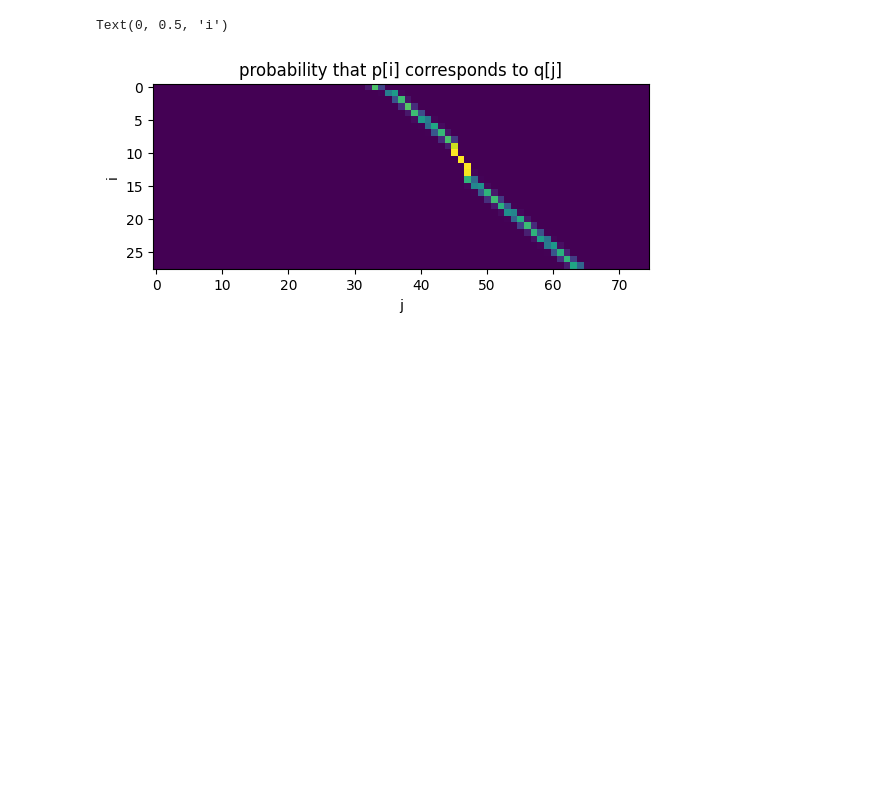
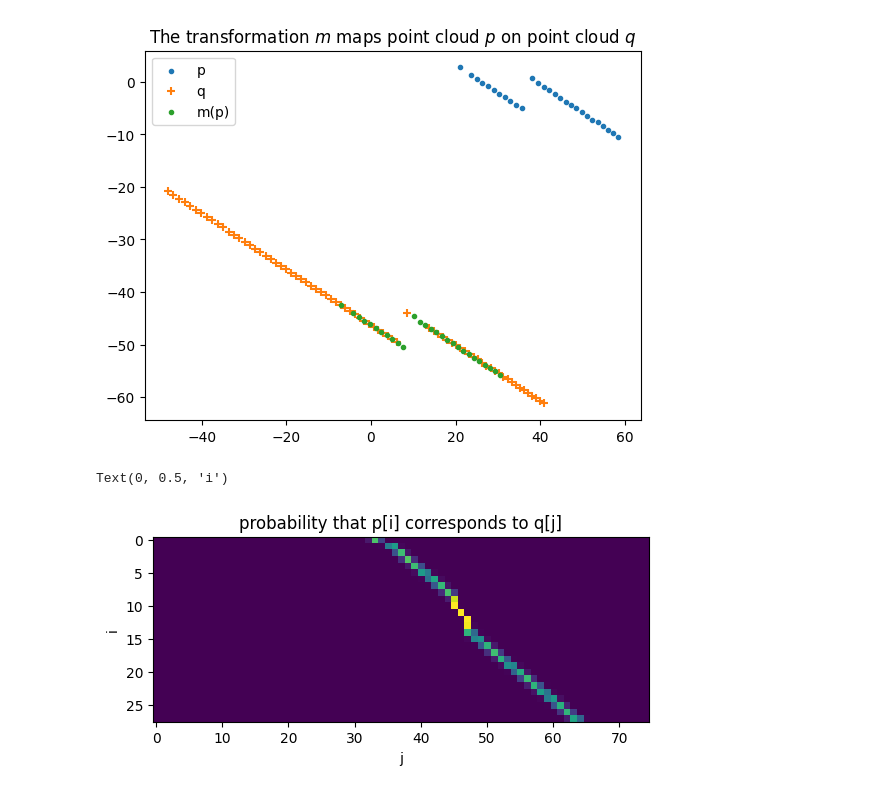
Before and after one commit to wandelbotsgmbh/geometricalgebra, a Jupyter notebook: notebooks/CoherentPointDrift.ipynb, the cells around one changed output. Cells and saved outputs as stored; diff of their text form; code cells hidden in the pictures; blank space fills up the shorter version.

```diff
--- a/notebooks/CoherentPointDrift.ipynb
+++ b/notebooks/CoherentPointDrift.ipynb
@@ -15,3 +20,13 @@ _ = plt.legend()
+# %%
+m, prob, variance = pose_and_correspondence_registration(p, q, only_2d=True)
+
+plt.scatter(*p.to_euclid().T, label='p', marker='.')
+plt.scatter(*q.to_euclid().T, label='q', marker='+')
+plt.scatter(*m.apply(p).to_euclid().T, label='m(p)', marker='.')
+plt.title("The transformation $m$ maps point cloud $p$ on point cloud $q$")
+_ = plt.legend()
+# %% [output]
+[figure, added]
 # %%
 plt.imshow(prob)
 plt.title('probability that p[i] corresponds to q[j]')
```
Also changed, not shown: parts of 3 cells of this notebook.
